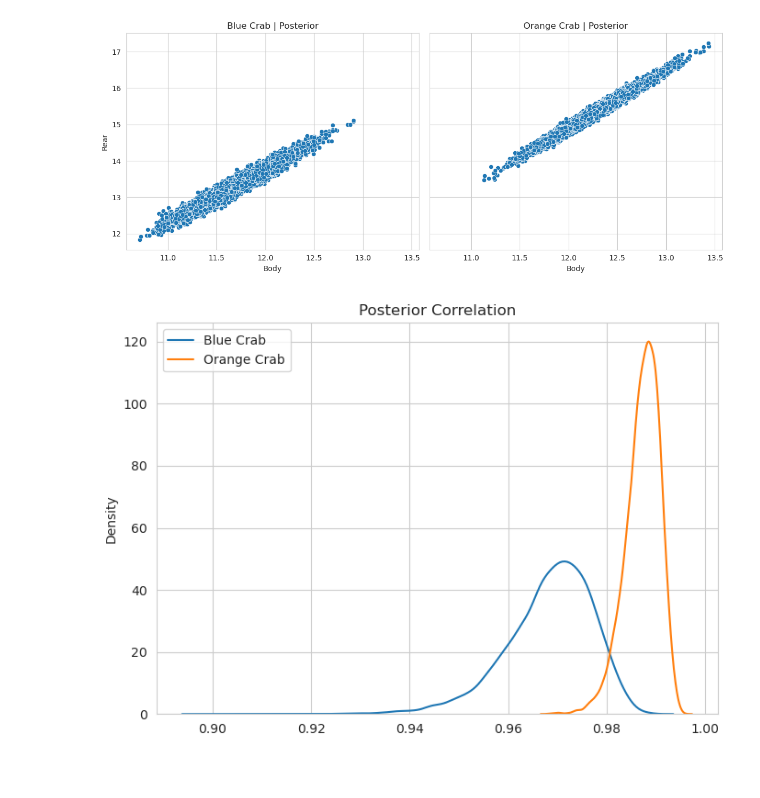
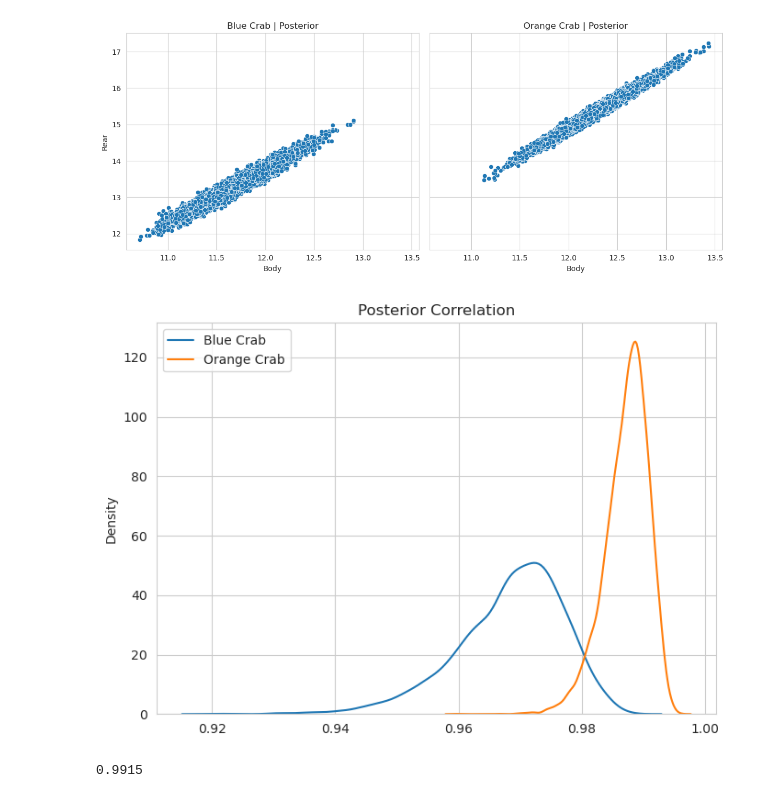
Before and after one commit to WHITSNAK/sta_602, a Jupyter notebook: hw9/hw9.ipynb, the cells around one changed output. Drawn from its saved outputs; the diff is of its cells as text; code cells hidden in the pictures.

```diff
--- a/hw9/hw9.ipynb
+++ b/hw9/hw9.ipynb
@@ -68,11 +68,17 @@ fig.show()
 # %%
 fig, ax = plt.subplots(figsize=(7, 5))
 
-sns.kdeplot([cov2corr(x) for x in blue_sigma_pos_rv.rvs(10000)], label='Blue Crab', ax=ax)
-sns.kdeplot([cov2corr(x) for x in orange_sigma_pos_rv.rvs(10000)], label='Orange Crab', ax=ax)
+bs = np.array([cov2corr(x) for x in blue_sigma_pos_rv.rvs(10000)])
+os = np.array([cov2corr(x) for x in orange_sigma_pos_rv.rvs(10000)])
+sns.kdeplot(bs, label='Blue Crab', ax=ax)
+sns.kdeplot(os, label='Orange Crab', ax=ax)
 ax.set_title("Posterior Correlation")
 ax.legend()
 fig.tight_layout()
 fig.show()
 # %% [output]
-[figure, old version]
+[figure, new version]
+# %%
+(bs < os).mean()
+# %% [output]
+0.9915
```
Also changed, not shown: 1 other file.
